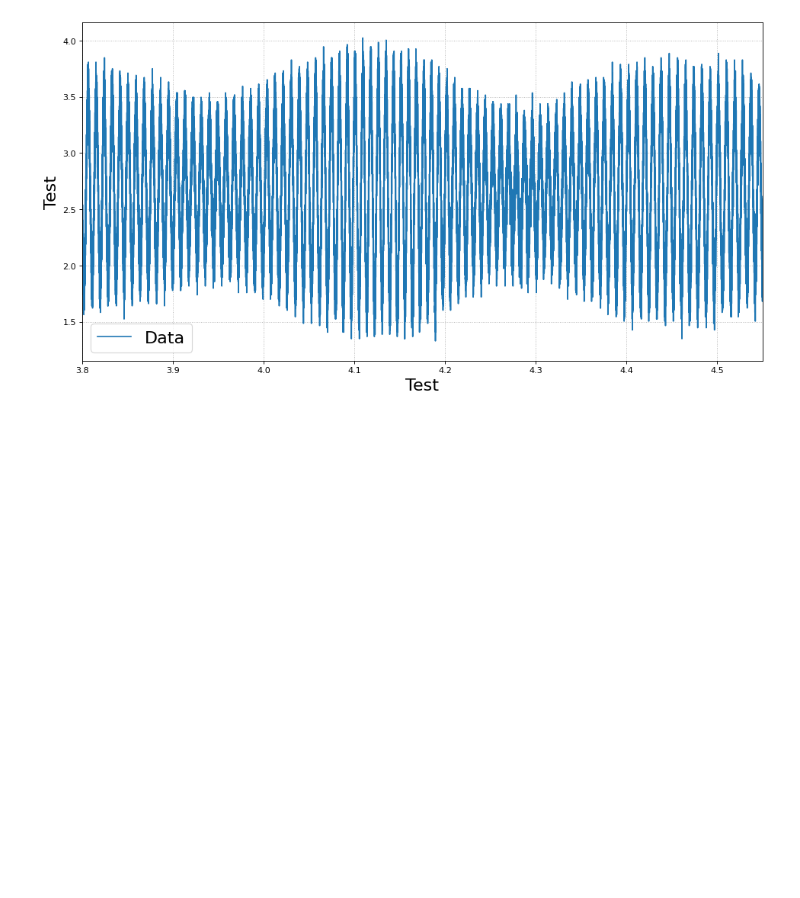
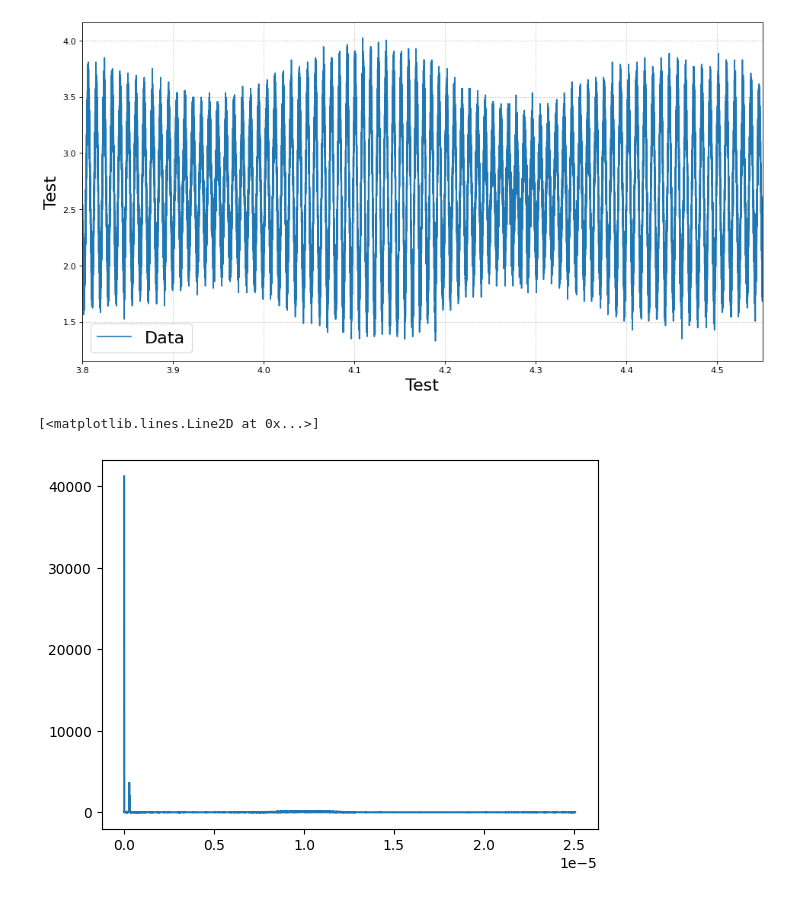
Before and after one commit to Friedrich-Jahns/Fortgeschrittenen-Praktikum-Physik, a Jupyter notebook: FP4_Michelson/A6/A6.ipynb, the cells around one changed output. Drawn from its saved outputs; the diff is of its cells as text; code cells hidden in the pictures; blank space fills up the shorter version.

```diff
--- a/FP4_Michelson/A6/A6.ipynb
+++ b/FP4_Michelson/A6/A6.ipynb
@@ -27,3 +28,17 @@ plt.errorbar(data[0],data[1],label = 'Data')
 f.form([3.8,4.55])
 # %% [output]
 [figure]
+# %%
+sr = 0.5/(f.pos(data[0],4.5)-f.pos(data[0],4.0))
+n = len(data[1])
+d = 1/sr
+f = data[0]
+
+
+yf = fft.rfft(data[1])
+xs = fft.rfftfreq(n=n,d=d)
+#plt.xlim(0.2e-6,0.4e-6)
+plt.plot(xs,np.abs(yf))
+# %% [output]
+[<matplotlib.lines.Line2D at 0x...>]
+[figure, added]
```
Also changed, not shown: parts of 1 cell of this notebook, 3 other files.
